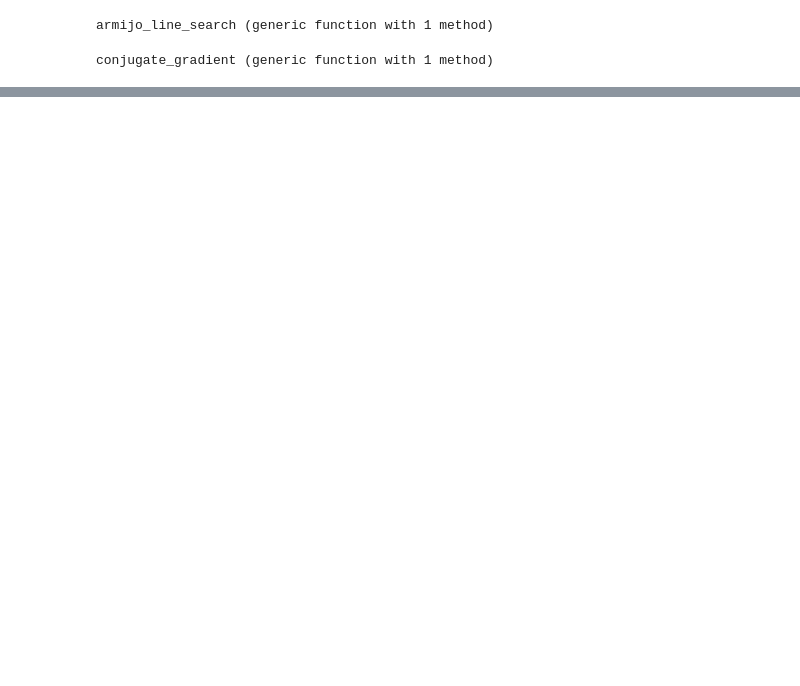
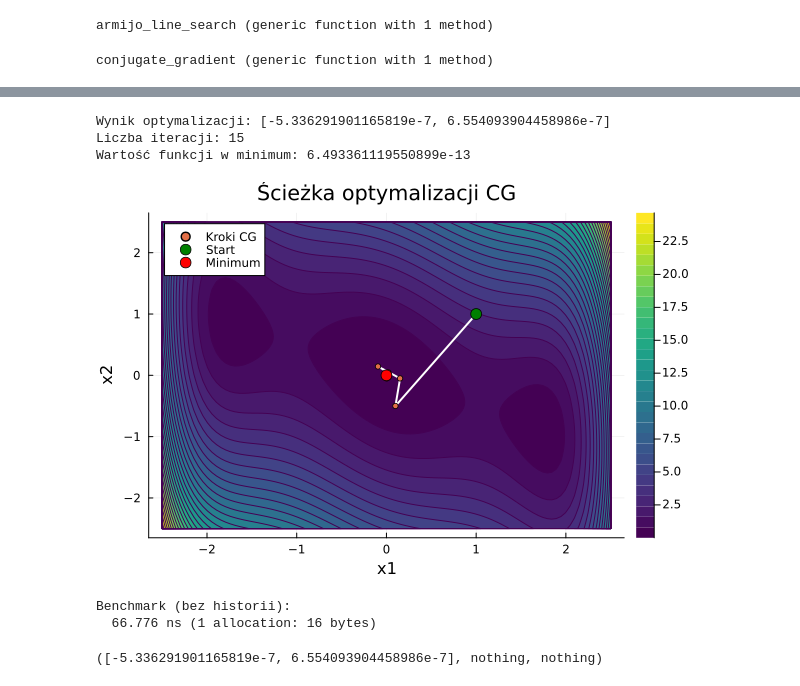
Before and after one commit to KlimaJaroslaw/MetodyOptymalizacji, a Jupyter notebook: zad2/zad2.ipynb, the cells around one changed output, grey strips where cells are left out. Saved outputs shown, nothing was run; the diff lists cells and outputs as text; code cells hidden in the pictures; blank space fills up the shorter version.

```diff
--- a/zad2/zad2.ipynb
+++ b/zad2/zad2.ipynb
@@ -516,0 +575,6 @@ display(p_cg)
+# %%
+cfg = ForwardDiff.GradientConfig(three_hump_camel, zeros(2))
+function grad_three_hump_camel_opt!(storage,x,config)
+    ForwardDiff.gradient!(storage,three_hump_camel,x,config)
+    return nothing
+end
@@ -516,0 +583,6 @@ display(p_cg)
+# %%
+x = [1.0, 1.0]
+storage = [0.0, 0.0]
+
+@btime grad_three_hump_camel($x)
+@btime grad_three_hump_camel_opt!($storage,$x,$cfg)
@@ -516,0 +647,68 @@ display(p_cg)
+# %%
+x_start = [1.0, 1.0]
+
+
+x_work = copy(x_start)
+xb = similar(x_start)
+g  = similar(x_start)
+go = similar(x_start)
+d  = similar(x_start)
+
+x_work .= x_start
+
+res_x, f_hist, x_hist = conjugate_gradient_opt!(
+    three_hump_camel, grad_three_hump_camel_opt!,
+    x_work, xb, g, go, d;
+    max_iter=50, store_history=true
+)
+
+println("Wynik optymalizacji: ", res_x)
+println("Liczba iteracji: ", length(f_hist))
+println("Wartość funkcji w minimum: ", three_hump_camel(res_x))
+# %% [output]
+Wynik optymalizacji: [-5.336291901165819e-7, 6.554093904458986e-7]
+Liczba iteracji: 15
+Wartość funkcji w minimum: 6.493361119550899e-13
+# %%
+path_x = [pt[1] for pt in x_hist]
+path_y = [pt[2] for pt in x_hist]
+x_rng = range(-2.5, 2.5, length=100)
+y_rng = range(-2.5, 2.5, length=100)
+
+
+z = [three_hump_camel([xi, yi]) for xi in x_rng, yi in y_rng]
+
+
+p1 = contour(x_rng, y_rng, z',
+    levels=30,
+    fill=true,
+    c=:viridis,
+    title="Ścieżka optymalizacji CG",
+    xlabel="x1", ylabel="x2")
+
+
+plot!(p1, path_x, path_y,
+    lc=:white,
+    lw=2,
+    marker=:circle,
+    ms=3,
+    label="Kroki CG")
+
+scatter!(p1, [path_x[1]], [path_y[1]], color=:green, label="Start", markersize=6)
+scatter!(p1, [path_x[end]], [path_y[end]], color=:red, label="Minimum", markersize=6)
+
+display(p1)
+# %% [output]
+[figure, added]
+# %%
+println("\nBenchmark (bez historii):")
+@btime conjugate_gradient_opt!(
+    $three_hump_camel,
+    $grad_three_hump_camel_opt!,
+    x_tmp, $xb, $g, $go, $d,$cfg;
+    max_iter=50, store_history=false
+) setup=(x_tmp = copy($x_start))
+# %% [output]
+Benchmark (bez historii):
+  66.776 ns (1 allocation: 16 bytes)
+([-5.336291901165819e-7, 6.554093904458986e-7], nothing, nothing)
```
Also changed, not shown: parts of 19 cells of this notebook.
